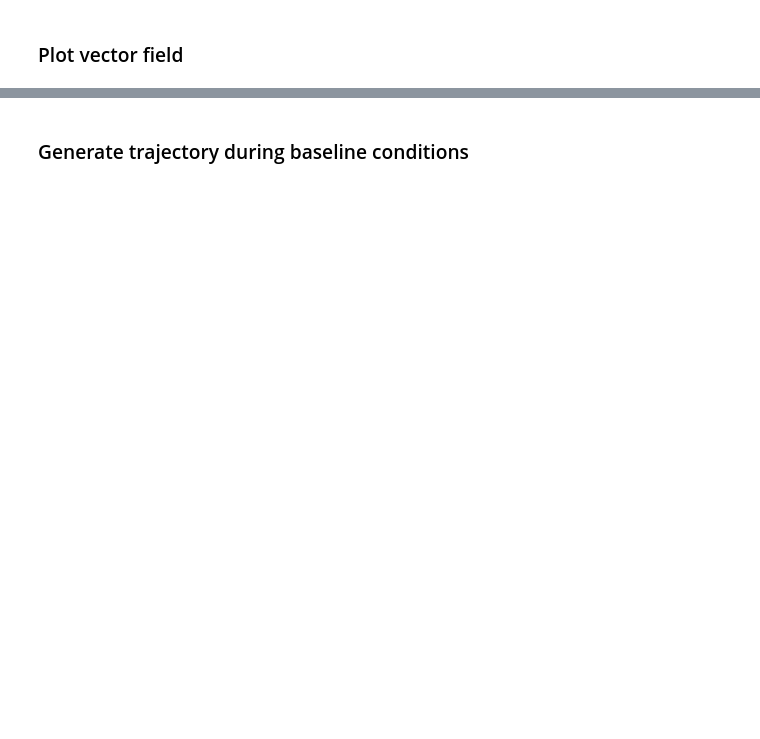
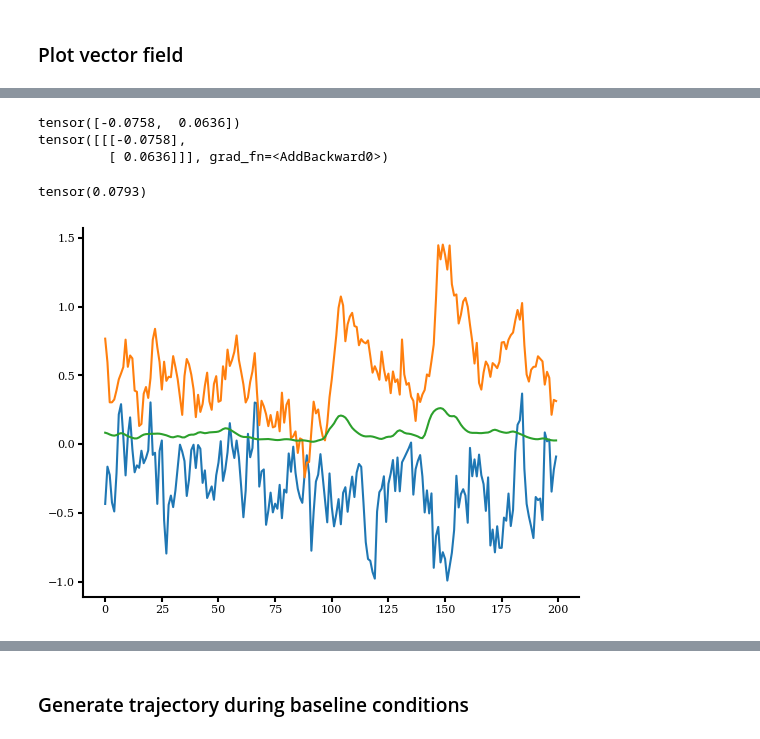
Before and after one commit to Matthijspals/mnm, a Jupyter notebook: generate_figures/latent_dynamics_analysis.ipynb, the cells around one changed output, grey strips where cells are left out. Drawn from its saved outputs; the diff is of its cells as text; code cells hidden in the pictures; blank space fills up the shorter version.

```diff
--- a/generate_figures/latent_dynamics_analysis.ipynb
+++ b/generate_figures/latent_dynamics_analysis.ipynb
@@ -260,5 +274,7 @@ V = (V[:R].T*S[:R]).T
 # %% [markdown]
 ### Find the fixed points of the network
+# %%
+orth=False
 # %%
 # Test conversion function
 # This should print numbers close to 0!
@@ -326,0 +332,55 @@ findfont: Generic family 'serif' not found because none of the following familie
+# %%
+
+z0 = torch.from_numpy(z_list[0]).to(torch.float32)
+print(z0)
+print(model.rnn.transition.forward(z0.view(1,-1,1),torch.zeros(1,1,1),torch.zeros(1,1,1)))
+# %% [output]
+tensor([-0.0758,  0.0636])
+tensor([[[-0.0758],
+         [ 0.0636]]], grad_fn=<AddBackward0>)
+# %%
+s=[0.0828, 0.0777, 0.0699, 0.0640, 0.0616, 0.0655, 0.0744, 0.0797, 0.0755,
+        0.0662, 0.0577, 0.0511, 0.0453, 0.0410, 0.0415, 0.0491, 0.0603, 0.0687,
+        0.0725, 0.0740, 0.0747, 0.0748, 0.0754, 0.0763, 0.0756, 0.0725, 0.0684,
+        0.0639, 0.0576, 0.0511, 0.0493, 0.0539, 0.0579, 0.0549, 0.0488, 0.0488,
+        0.0570, 0.0660, 0.0688, 0.0687, 0.0739, 0.0830, 0.0865, 0.0825, 0.0792,
+        0.0814, 0.0850, 0.0863, 0.0871, 0.0883, 0.0911, 0.0986, 0.1091, 0.1151,
+        0.1130, 0.1056, 0.0962, 0.0858, 0.0750, 0.0648, 0.0566, 0.0522, 0.0513,
+        0.0511, 0.0486, 0.0437, 0.0389, 0.0356, 0.0344, 0.0352, 0.0368, 0.0375,
+        0.0369, 0.0352, 0.0327, 0.0303, 0.0292, 0.0301, 0.0327, 0.0350, 0.0357,
+        0.0349, 0.0329, 0.0295, 0.0259, 0.0248, 0.0264, 0.0275, 0.0265, 0.0240,
+        0.0206, 0.0176, 0.0173, 0.0208, 0.0264, 0.0307, 0.0361, 0.0519, 0.0811,
+        0.1097, 0.1289, 0.1504, 0.1800, 0.2024, 0.2077, 0.2033, 0.1926, 0.1710,
+        0.1428, 0.1185, 0.1015, 0.0878, 0.0753, 0.0654, 0.0587, 0.0558, 0.0564,
+        0.0570, 0.0547, 0.0502, 0.0446, 0.0391, 0.0376, 0.0427, 0.0501, 0.0534,
+        0.0541, 0.0603, 0.0760, 0.0937, 0.1005, 0.0934, 0.0827, 0.0772, 0.0756,
+        0.0726, 0.0672, 0.0618, 0.0554, 0.0460, 0.0432, 0.0658, 0.1162, 0.1717,
+        0.2122, 0.2367, 0.2511, 0.2589, 0.2616, 0.2566, 0.2407, 0.2194, 0.2046,
+        0.2024, 0.2038, 0.1929, 0.1678, 0.1407, 0.1195, 0.1034, 0.0913, 0.0842,
+        0.0818, 0.0819, 0.0816, 0.0800, 0.0797, 0.0818, 0.0832, 0.0844, 0.0907,
+        0.1005, 0.1045, 0.0999, 0.0929, 0.0880, 0.0843, 0.0819, 0.0839, 0.0893,
+        0.0917, 0.0879, 0.0813, 0.0748, 0.0675, 0.0597, 0.0527, 0.0469, 0.0421,
+        0.0383, 0.0358, 0.0355, 0.0381, 0.0411, 0.0407, 0.0365, 0.0314, 0.0279,
+        0.0262, 0.0267]
+# %%
+s = torch.tensor(s).view(1,-1)
+# %%
+torch.mean(s)
+# %% [output]
+tensor(0.0793)
+# %%
+from vi_rnn.generate import generate
+
+Z, v, rates, spikes = generate(model,
+                              x=None,
+                              u=torch.zeros(1,9,200),
+                              s=s,
+                              dur = 200,
+                              k=1,
+                              initial_state="prior_mean"
+  )
+# %%
+plt.plot(Z[0,:,:,0].T);
+plt.plot(s[0]);
+# %% [output]
+[figure, added]
```
Also changed, not shown: parts of 17 cells of this notebook, 12 other files.
